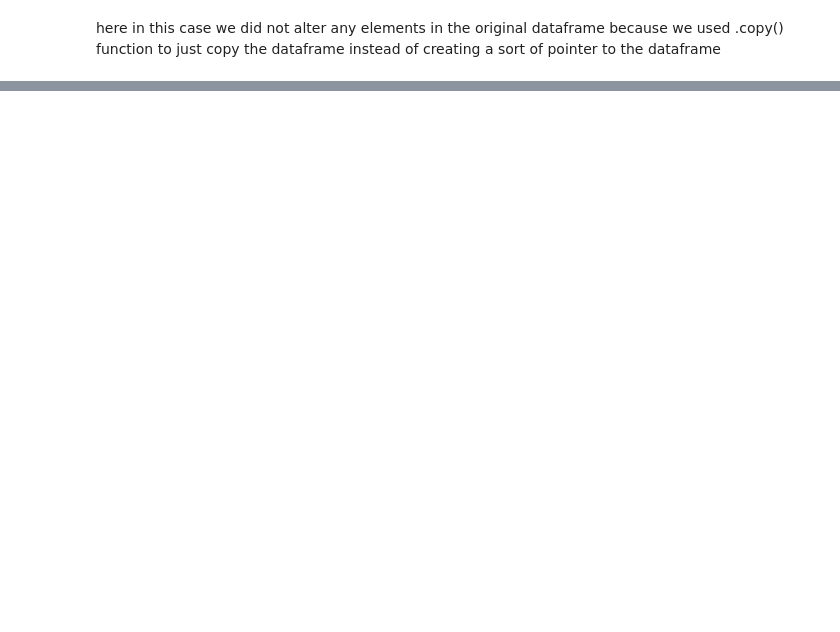
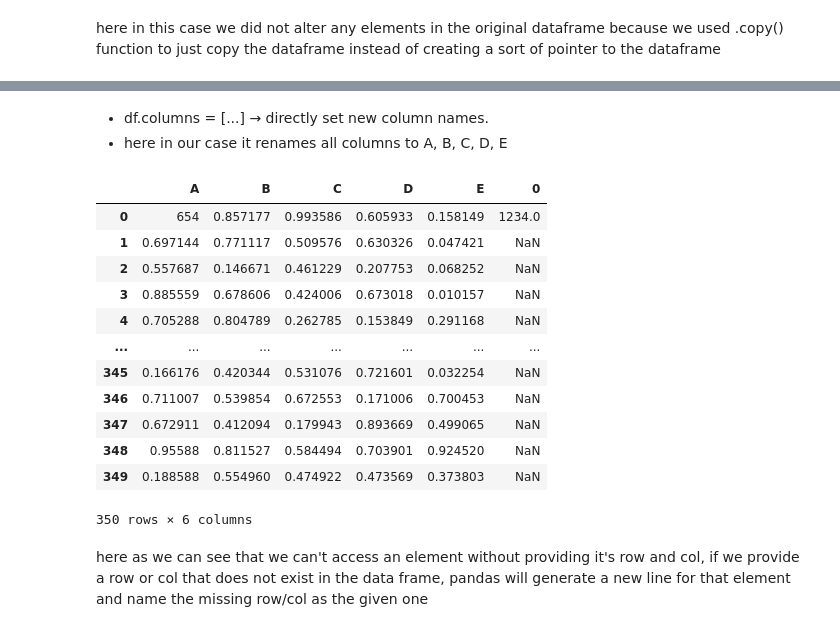
Before and after one commit to Divyansh-tiw/learning-pandas, a Jupyter notebook: Untitled.ipynb, the cells around one changed output, grey strips where cells are left out. Saved outputs shown, nothing was run; the diff lists cells and outputs as text; code cells hidden in the pictures; blank space fills up the shorter version.

Commit message:
Day 3: Basic alterations to DataFrame

```diff
--- a/Untitled.ipynb
+++ b/Untitled.ipynb
@@ -500,2 +500,4 @@ newdf.head()
 # %% [markdown]
 here in this case we did not alter any elements in the original dataframe because we used .copy() function to just copy the dataframe instead of creating a sort of pointer to the dataframe
+# %%
+newdf.loc[0,0] = 654
@@ -501,0 +519,2 @@ here in this case we did not alter any elements in the original dataframe becaus
+# %%
+newdf.columns = list("ABCDE")
@@ -501,0 +530,23 @@ here in this case we did not alter any elements in the original dataframe becaus
+# %% [markdown]
+- df.columns = [...] → directly set new column names.
+- here in our case it renames all columns to A, B, C, D, E
+# %%
+newdf.loc[0,0] = 1234
+# %%
+newdf
+# %% [output]
+|  | A | B | C | D | E | 0 |
+| 0 | 654 | 0.857177 | 0.993586 | 0.605933 | 0.158149 | 1234.0 |
+| 1 | 0.697144 | 0.771117 | 0.509576 | 0.630326 | 0.047421 | NaN |
+| 2 | 0.557687 | 0.146671 | 0.461229 | 0.207753 | 0.068252 | NaN |
+| 3 | 0.885559 | 0.678606 | 0.424006 | 0.673018 | 0.010157 | NaN |
+| 4 | 0.705288 | 0.804789 | 0.262785 | 0.153849 | 0.291168 | NaN |
+| ... | ... | ... | ... | ... | ... | ... |
+| 345 | 0.166176 | 0.420344 | 0.531076 | 0.721601 | 0.032254 | NaN |
+| 346 | 0.711007 | 0.539854 | 0.672553 | 0.171006 | 0.700453 | NaN |
+| 347 | 0.672911 | 0.412094 | 0.179943 | 0.893669 | 0.499065 | NaN |
+| 348 | 0.95588 | 0.811527 | 0.584494 | 0.703901 | 0.924520 | NaN |
+| 349 | 0.188588 | 0.554960 | 0.474922 | 0.473569 | 0.373803 | NaN |
+350 rows × 6 columns
+# %% [markdown]
+here as we can see that we can't access an element without providing it's row and col, if we provide a row or col that does not exist in the data frame, pandas will generate a new line for that element and name the missing row/col as the given one
```
Also changed, not shown: parts of 44 cells of this notebook, 1 other file.
